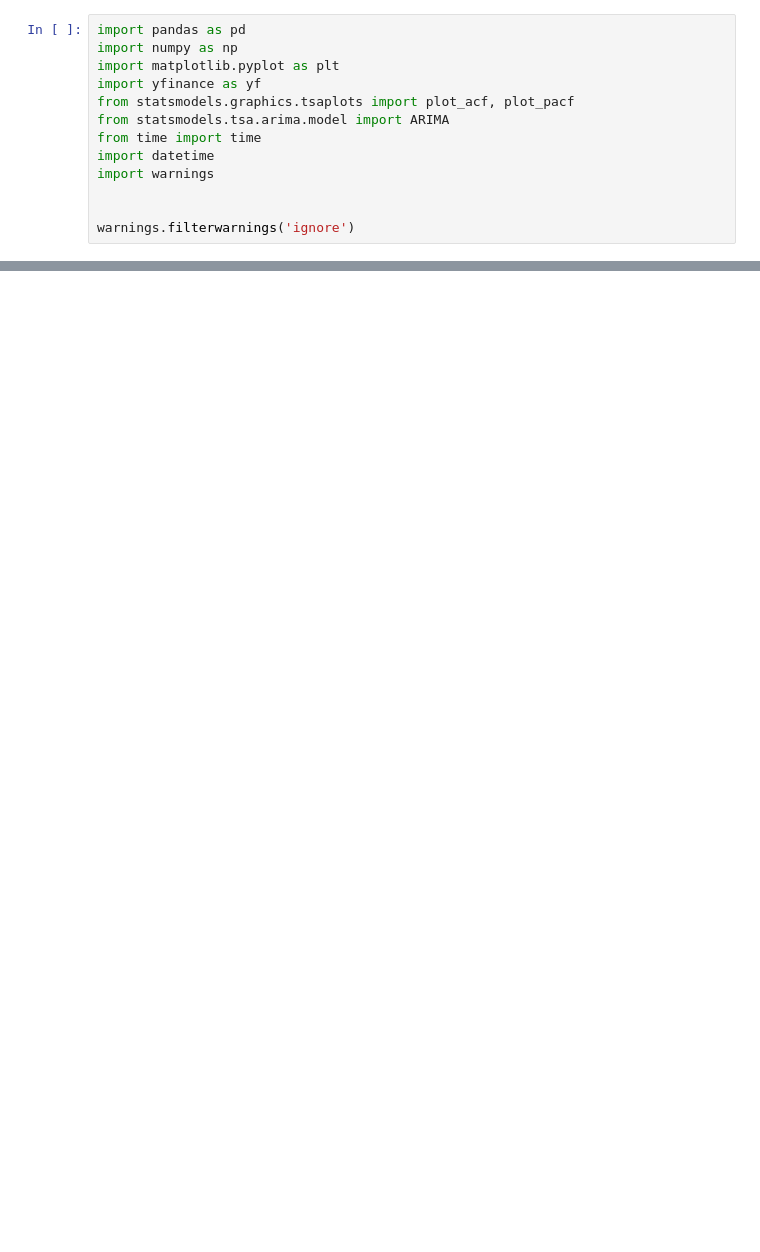
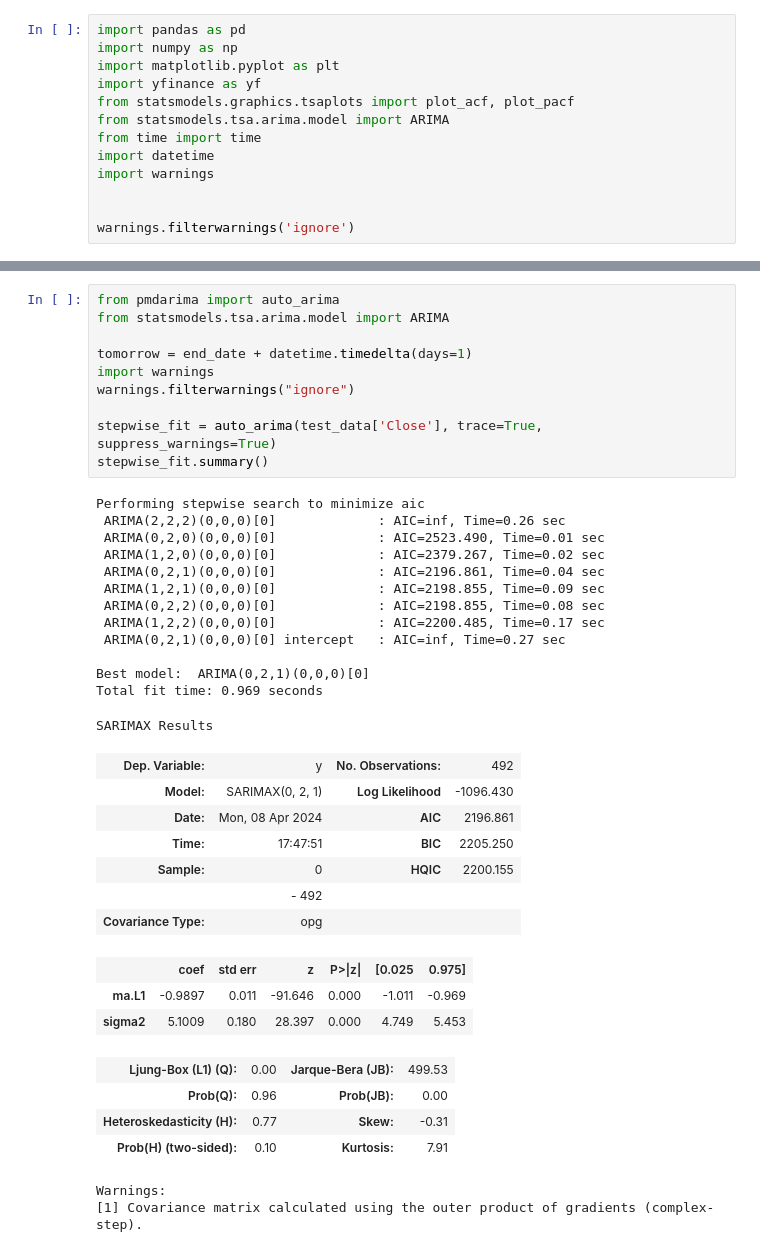
Before and after one commit to saiban99/Stock_Lstm_Arima, a Jupyter notebook: Model/Stock_Arima_Model.ipynb, the cells around one changed output, grey strips where cells are left out. Cells and saved outputs as stored; diff of their text form; blank space fills up the shorter version.

```diff
--- a/Model/Stock_Arima_Model.ipynb
+++ b/Model/Stock_Arima_Model.ipynb
@@ -89,3 +91,43 @@ plt.show()
+# %%
+from pmdarima import auto_arima
+from statsmodels.tsa.arima.model import ARIMA
+
+tomorrow = end_date + datetime.timedelta(days=1)
+import warnings
+warnings.filterwarnings("ignore")
+
+stepwise_fit = auto_arima(test_data['Close'], trace=True, suppress_warnings=True)
+stepwise_fit.summary()
+# %% [output]
+Performing stepwise search to minimize aic
+ ARIMA(2,2,2)(0,0,0)[0]             : AIC=inf, Time=0.26 sec
+ ARIMA(0,2,0)(0,0,0)[0]             : AIC=2523.490, Time=0.01 sec
+ ARIMA(1,2,0)(0,0,0)[0]             : AIC=2379.267, Time=0.02 sec
+ ARIMA(0,2,1)(0,0,0)[0]             : AIC=2196.861, Time=0.04 sec
+ ARIMA(1,2,1)(0,0,0)[0]             : AIC=2198.855, Time=0.09 sec
+ ARIMA(0,2,2)(0,0,0)[0]             : AIC=2198.855, Time=0.08 sec
+ ARIMA(1,2,2)(0,0,0)[0]             : AIC=2200.485, Time=0.17 sec
+ ARIMA(0,2,1)(0,0,0)[0] intercept   : AIC=inf, Time=0.27 sec
+
+Best model:  ARIMA(0,2,1)(0,0,0)[0]
+Total fit time: 0.969 seconds
+SARIMAX Results
+| Dep. Variable: | y | No. Observations: | 492 |
+| Model: | SARIMAX(0, 2, 1) | Log Likelihood | -1096.430 |
+| Date: | Mon, 08 Apr 2024 | AIC | 2196.861 |
+| Time: | 17:47:51 | BIC | 2205.250 |
+| Sample: | 0 | HQIC | 2200.155 |
+|  | - 492 |  |  |
+| Covariance Type: | opg |  |  |
+|  | coef | std err | z | P>|z| | [0.025 | 0.975] |
+| ma.L1 | -0.9897 | 0.011 | -91.646 | 0.000 | -1.011 | -0.969 |
+| sigma2 | 5.1009 | 0.180 | 28.397 | 0.000 | 4.749 | 5.453 |
+| Ljung-Box (L1) (Q): | 0.00 | Jarque-Bera (JB): | 499.53 |
+| Prob(Q): | 0.96 | Prob(JB): | 0.00 |
+| Heteroskedasticity (H): | 0.77 | Skew: | -0.31 |
+| Prob(H) (two-sided): | 0.10 | Kurtosis: | 7.91 |
+Warnings:
+[1] Covariance matrix calculated using the outer product of gradients (complex-step).
 # %%
 #building the model of ARIMA (2 years data)
 
```
Also changed, not shown: parts of 14 cells of this notebook, 4 other files.
